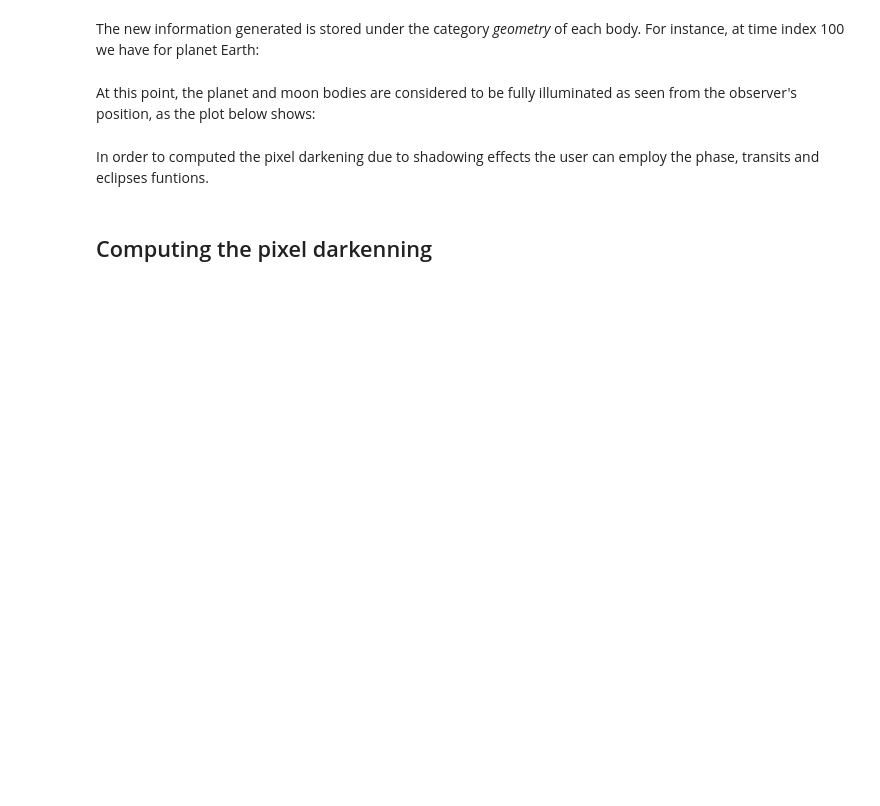
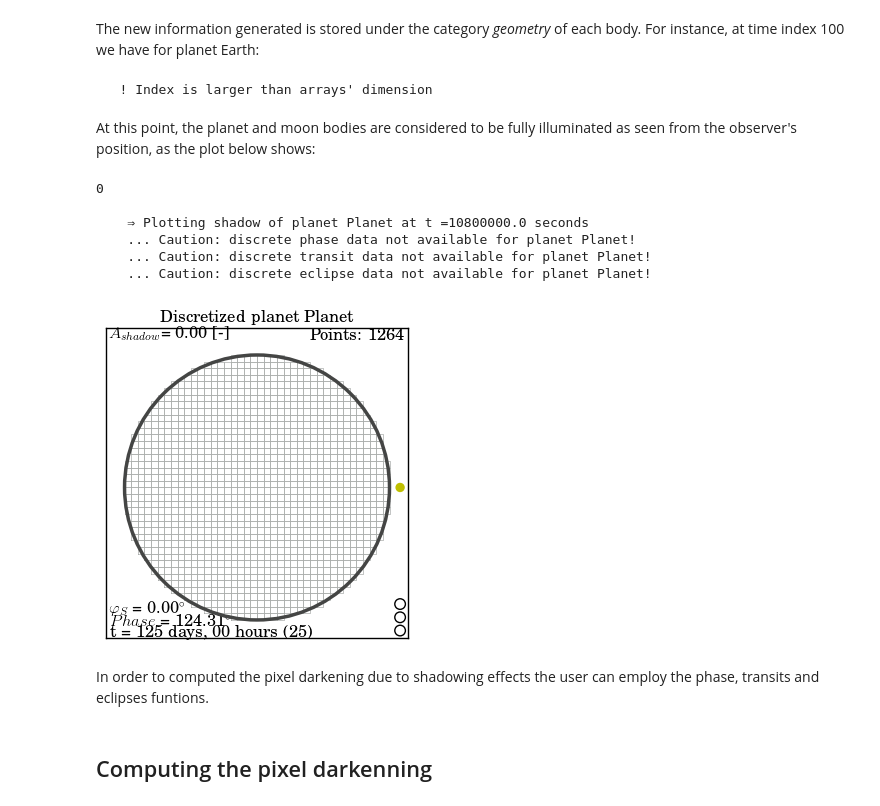
Before and after one commit to gouravmahapatra/pymiedap, a Jupyter notebook: exopy_tutorial.ipynb, the cells around one changed output. Saved outputs shown, nothing was run; the diff lists cells and outputs as text; code cells hidden in the pictures; blank space fills up the shorter version.

Commit message:
Updates on the exopy notebook

```diff
--- a/exopy_tutorial.ipynb
+++ b/exopy_tutorial.ipynb
@@ -72,13 +73,13 @@ where 's_system' is the string associated to the solar system predefined scenari
 Before continuing, the user needs to set up a couple of model configuration parameters:
 - **Observer's location:** characterized by the spherical coordinates given by an azimuth and elevation angle in degrees.
 # %%
-exopy.cfg.az = 0 # [deg]
-exopy.cfg.el = 0 # [deg
+conf.az = 0 # [deg]
+conf.el = 0 # [deg
 # %% [markdown]
 - **Reference elements:** reference line and reference body for the computation of reflected starlight.
-# %%
-exopy.cfg.ref_body = 'Earth'
-exopy.cfg.ref_line = 'Earth'
+# %%
+conf.ref_body = 'Planet'
+conf.ref_line = 'Planet'
 # %% [markdown]
 ## Documentation
 # %% [markdown]
@@ -164,2 +206,4 @@ Moon.grid.show_grid()
 # %%
-Earth, Moon, Sun= exopy.compute.geometry([Earth, Moon, Sun])
+print(conf.plot_faces)
+print(Earth)
+Earth, Moon, Sun= exopy.compute.geometry([Earth, Moon, Sun], conf)
@@ -167,10 +229,21 @@ Earth, Moon, Sun= exopy.compute.geometry([Earth, Moon, Sun])
 The new information generated is stored under the category *geometry* of each body. For instance, at time index 100 we have for planet Earth:
 # %%
 Earth.geometry(100, unit = 'deg')
+# %% [output]
+   ! Index is larger than arrays' dimension
 # %% [markdown]
 At this point, the planet and moon bodies are considered to be fully illuminated as seen from the observer's position, as the plot below shows:
 # %%
-exopy.plot.shadow_d(Earth, t=25)
+print(conf.plot_color)
+exopy.plot.shadow_d(Earth, conf, t=25)
+# %% [output]
+0
+
+    ⇒ Plotting shadow of planet Planet at t =10800000.0 seconds
+    ... Caution: discrete phase data not available for planet Planet!
+    ... Caution: discrete transit data not available for planet Planet!
+    ... Caution: discrete eclipse data not available for planet Planet!
+[figure, added]
 # %% [markdown]
 In order to computed the pixel darkening due to shadowing effects the user can employ the phase, transits and eclipses funtions.
 # %% [markdown]
```
Also changed, not shown: parts of 24 cells of this notebook.
